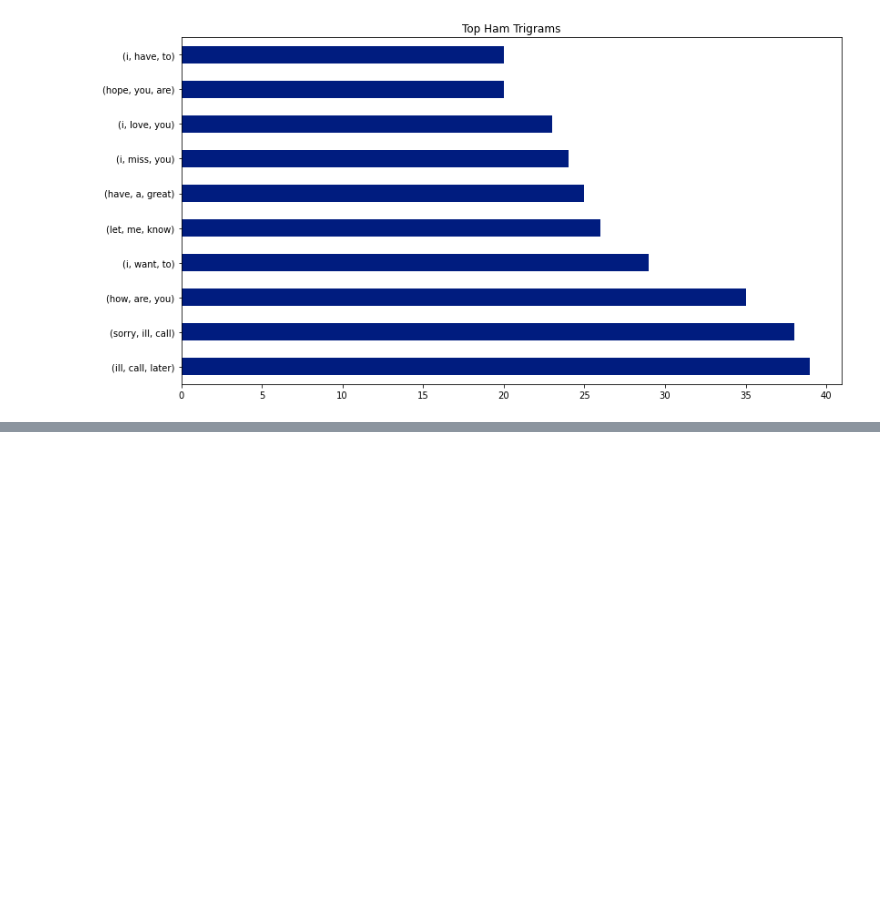
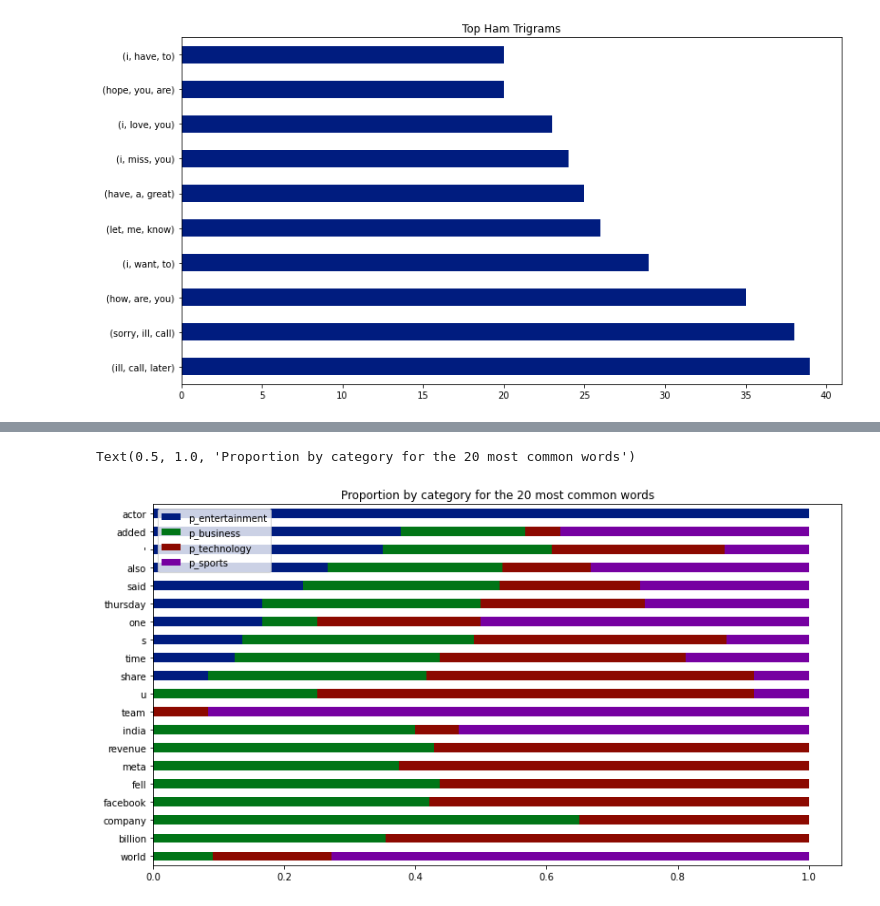
Before and after one commit to lainslie-18/natural-language-processing-exercises, a Jupyter notebook: explore.ipynb, the cells around one changed output, grey strips where cells are left out. Saved outputs shown, nothing was run; the diff lists cells and outputs as text; code cells hidden in the pictures; blank space fills up the shorter version.

```diff
--- a/explore.ipynb
+++ b/explore.ipynb
@@ -214,0 +302,4 @@ Text(0.5, 1.0, 'Top Ham Trigrams')
+# %%
+# pull in the data
+news_df = prepare.prep_clean_news_data()
+news_df.head()
@@ -214,0 +325,14 @@ Text(0.5, 1.0, 'Top Ham Trigrams')
+# %%
+# combine all lemmatized words by category
+entertainment_words = ' '.join(news_df.lemmatized[news_df.category == 'entertainment'].astype(str))
+business_words = ' '.join(news_df.lemmatized[news_df.category == 'business'].astype(str))
+technology_words = ' '.join(news_df.lemmatized[news_df.category == 'technology'].astype(str))
+sports_words = ' '.join(news_df.lemmatized[news_df.category == 'sports'].astype(str))
+all_words = ' '.join(news_df.lemmatized)
+# %%
+# calculate word frequency by category
+entertainment_words_freq = pd.Series(entertainment_words.split()).value_counts()
+business_words_freq = pd.Series(business_words.split()).value_counts()
+technology_words_freq = pd.Series(technology_words.split()).value_counts()
+sports_words_freq = pd.Series(sports_words.split()).value_counts()
+all_words_freq = pd.Series(all_words.split()).value_counts()
@@ -214,0 +420,8 @@ Text(0.5, 1.0, 'Top Ham Trigrams')
+# %%
+# concat word frequencies for all categories and view
+word_counts = (pd.concat([all_words_freq, entertainment_words_freq, business_words_freq, technology_words_freq, sports_words_freq], axis=1, sort=True)
+                .set_axis(['all', 'entertainment', 'business', 'technology', 'sports'], axis=1)
+                .fillna(0)
+                .apply(lambda s: s.astype(int)))
+
+word_counts.head()
@@ -214,0 +435,17 @@ Text(0.5, 1.0, 'Top Ham Trigrams')
+# %%
+# plot the percentage by category
+(word_counts
+ .assign(p_entertainment=word_counts.entertainment / word_counts['all'],
+         p_business=word_counts.business / word_counts['all'],
+         p_technology=word_counts.technology / word_counts['all'],
+         p_sports=word_counts.sports / word_counts['all'])
+ .sort_values(by='all')
+ [['p_entertainment', 'p_business', 'p_technology', 'p_sports']]
+ .tail(20)
+ .sort_values('p_entertainment')
+ .plot.barh(stacked=True))
+
+plt.title('Proportion by category for the 20 most common words')
+# %% [output]
+Text(0.5, 1.0, 'Proportion by category for the 20 most common words')
+[figure, added]
```
Also changed, not shown: parts of 34 cells of this notebook, 2 other files.
